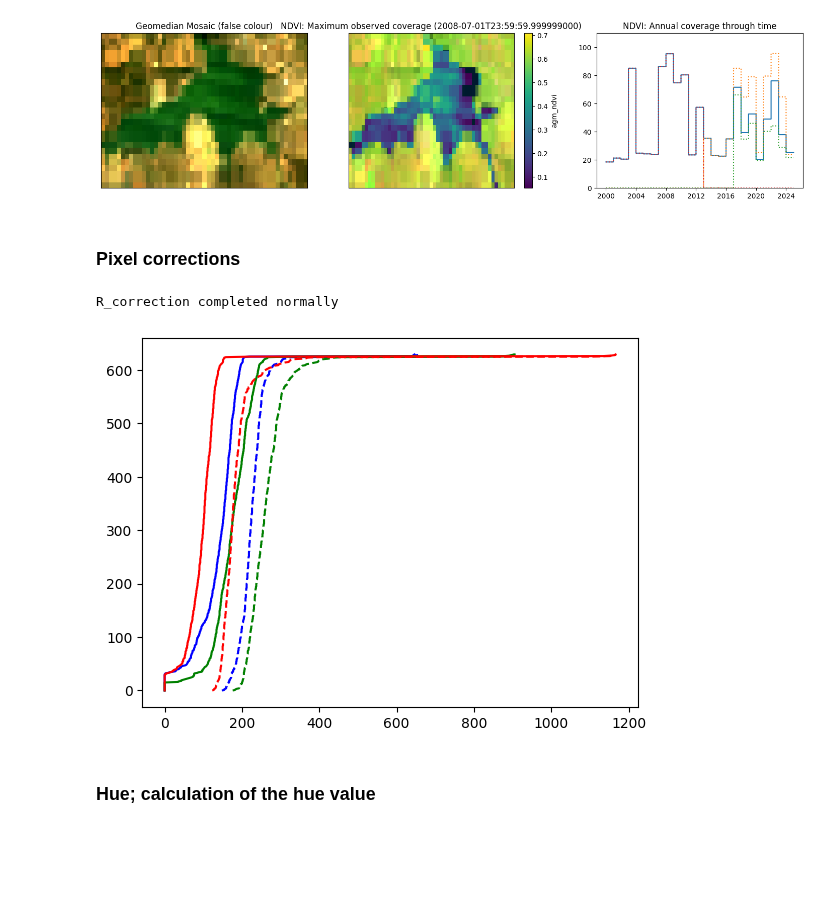
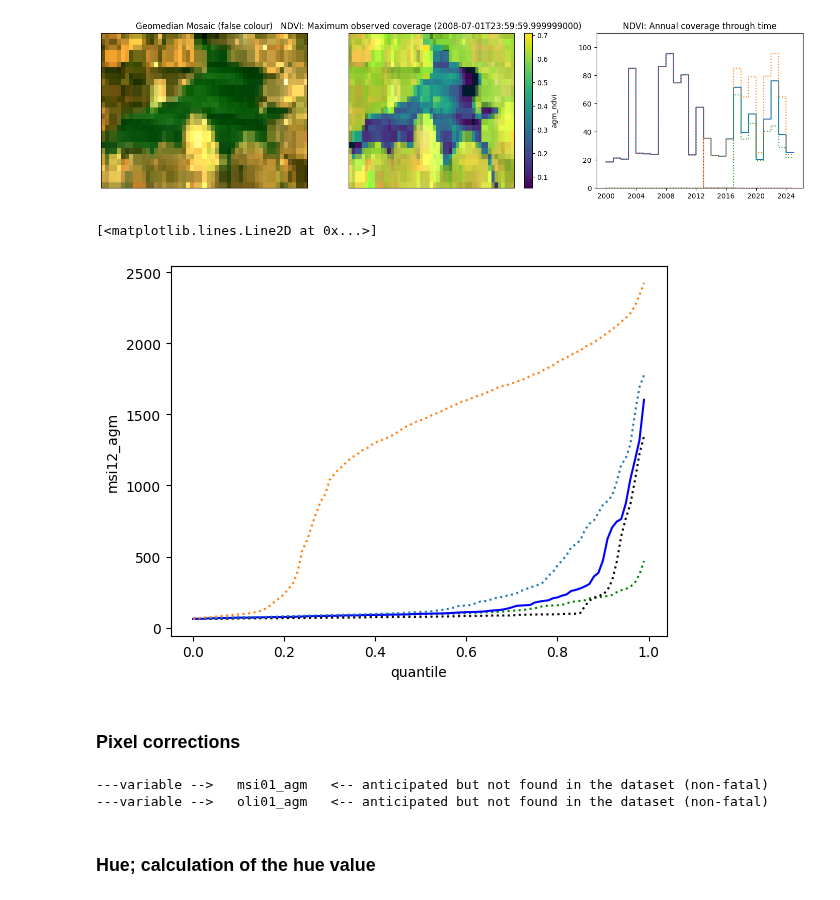
Before and after one commit to vikineema/deafrica_water_quality, a Jupyter notebook: WP1.2/WQ package 1.2.ipynb, the cells around one changed output. Cells and saved outputs as stored; diff of their text form; code cells hidden in the pictures; blank space fills up the shorter version.

Commit message:
Updated
This notebook is updated for the steps up to calculation of the water quality measures, e.g., the calculation of FAI and NDVI, hue and OWT, the dark-pixel correction, new 'clearwater' mask.

```diff
--- a/WP1.2/WQ package 1.2.ipynb
+++ b/WP1.2/WQ package 1.2.ipynb
@@ -428,10 +428,21 @@ ax[2].set_title("NDVI: Annual coverage through time"), ax[2].xaxis.set_visible(T
 # --- Introduce a 'clearwater' mask for areas of water that don't have significant fai values
 #     ? should we also test for high NDVI?
 def set_clearwater(ds):
-    ds['clearwater'] = xr.where(np.isnan(ds.agm_fai),xr.where(ds.water_5yr==1,True,False),False).isel(time=17)
+    ds['clearwater'] = xr.where(np.isnan(ds.agm_fai),xr.where(ds.water_5yr==1,True,False),False)
     return(ds)
 ds=set_clearwater(ds)
 
 #ds.where(ds.clearwater).isel(time=17).oli03_agm.plot()
+# %%
+# an exploration of the clearwater mask as a better approach to dark pixel correction
+
+ds.where(ds.clearwater).isel(time=17).msi12_agm.quantile(np.arange(0,1,.01)).plot(color='g',linestyle=':')
+ds.where(ds.wofs_ann_water>0).isel(time=17).msi12_agm.quantile(np.arange(0,1,.01)).plot(color='b')
+ds.where(ds.wofs_ann_pwater).isel(time=17).msi12_agm.quantile(np.arange(0,1,.01)).plot(linestyle=':',color='k')
+ds.where(ds.water_5yr==1).isel(time=17).msi12_agm.quantile(np.arange(0,1,.01)).plot(linestyle=':')
+ds.where(True).isel(time=17).msi12_agm.quantile(np.arange(0,1,.01)).plot(linestyle=':',marker='')
+# %% [output]
+[<matplotlib.lines.Line2D at 0x...>]
+[figure, added]
 # %% [markdown]
 ### Pixel corrections
@@ -438,21 +451,15 @@ ds=set_clearwater(ds)
 # %%
-# --- dark Pixel correction, the 'dp_adjust' dictionary controls which variables are used as a reference,
-#     and which are changed in the dark-pixel correction
-#     Add entries to cater for non-geomedian situations.
+# Apply a dark-pixel correction; by default dropping the originals
+%run _WQ_functions.py
+ds0 = ds
 
-def apply_R_correction(ds):
-    dp_adjust = {
-        'msi_agm': {'ref_var':'msi12_agm','var_list': ['msi04_agm','msi03_agm','msi02_agm','msi05_agm','msi06_agm', 'msi07_agm']},
-        'oli_agm': {'ref_var':'oli07_agm','var_list': ['oli04_agm','oli03_agm','oli02_agm']},
-        'tm_agm' : {'ref_var':'tm07_agm', 'var_list': ['tm04_agm','tm03_agm','tm02_agm','tm01_agm']}
-        }
-    ds = R_correction(ds,dp_adjust,instruments,water_frequency_threshold_low,verbose=verbose,test=test)
-    return(ds)
-
-# this is broken --- returns nans on all variables and expands the time-only variables across the dataset
-dsc = apply_R_correction(ds.where(ds.clearwater))
+ds = apply_R_correction(ds,['msi_agm','oli_agm','tm_agm'],
+                   water_mask=ds.water_5yr,
+                   drop = True,
+                   test = False,verbose=False)
+#rgb(apply_R_correction(ds,['msi_agm','oli_agm','tm_agm'],water_mask=ds.clearwater),bands=['msi04_agmr','msi03_agmr','msi02_agmr'],robust=True,index=24,index_dim='time')
 # %% [output]
-R_correction completed normally
+---variable -->   msi01_agm   <-- anticipated but not found in the dataset (non-fatal)
+---variable -->   oli01_agm   <-- anticipated but not found in the dataset (non-fatal)
-[figure, removed]
 # %% [markdown]
 ### Hue; calculation of the hue value
```
Also changed, not shown: parts of 13 cells of this notebook.
